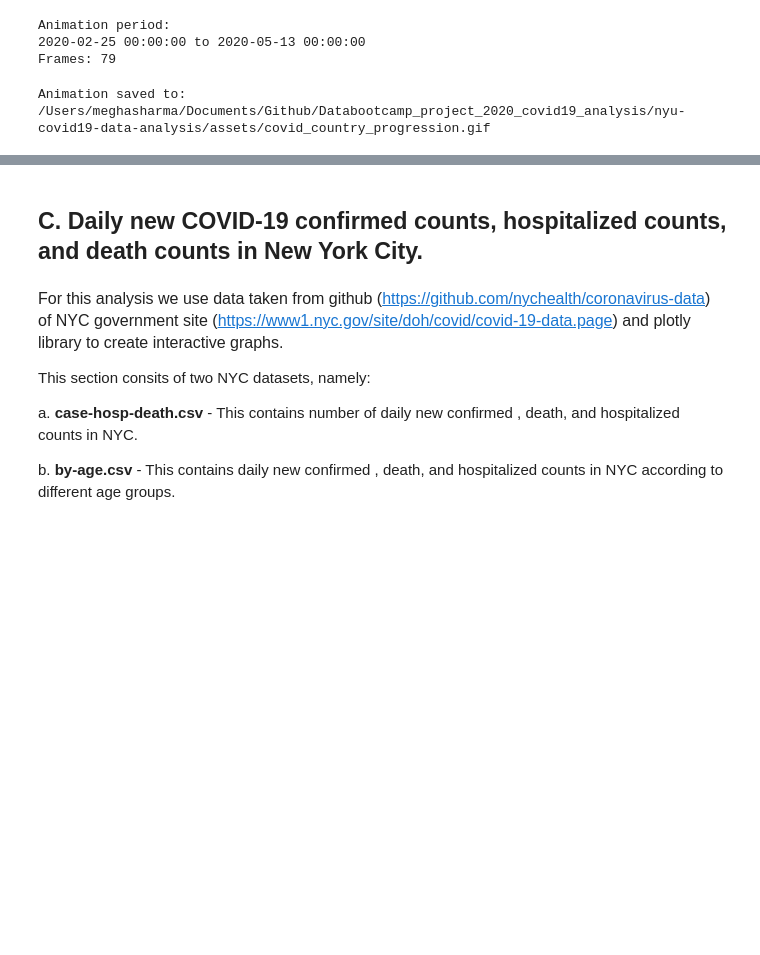
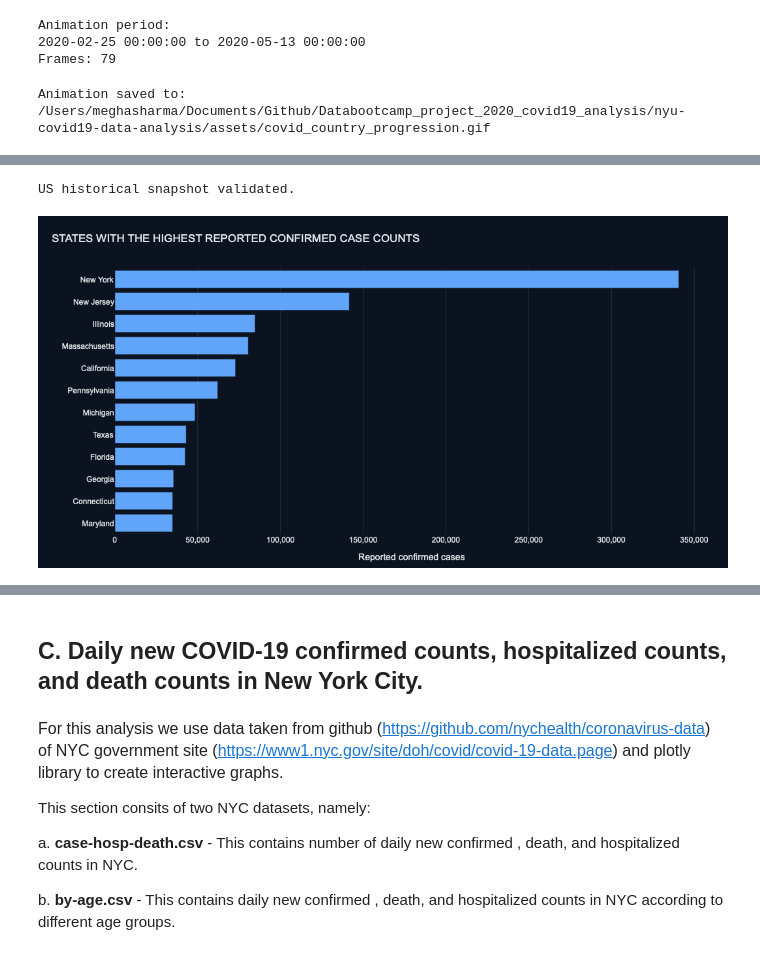
Before and after one commit to 19meghas/nyu-covid19-data-analysis, a Jupyter notebook: notebooks/01_restored_covid19_analysis.ipynb, the cells around one changed output, grey strips where cells are left out. Cells and saved outputs as stored; diff of their text form; code cells hidden in the pictures; blank space fills up the shorter version.

Commit message:
feat: restore US covid analysis

```diff
--- a/notebooks/01_restored_covid19_analysis.ipynb
+++ b/notebooks/01_restored_covid19_analysis.ipynb
@@ -1063,0 +911,13 @@ fig.show()
+# %%
+CoV_US_Confirmed = pd.read_csv(
+    JHU_DATA_DIR / "time_series_covid19_confirmed_US.csv"
+)
+
+CoV_US_deaths = pd.read_csv(
+    JHU_DATA_DIR / "time_series_covid19_deaths_US.csv"
+)
+
+print("US confirmed:", CoV_US_Confirmed.shape)
+print("US deaths:", CoV_US_deaths.shape)
+print("Confirmed time series through:", CoV_US_Confirmed.columns[-1])
+print("Deaths time series through:", CoV_US_deaths.columns[-1])
@@ -1063,0 +988,58 @@ fig.show()
+# %%
+assert CoV_US_Confirmed.columns[-1] == "5/13/20"
+assert CoV_US_deaths.columns[-1] == "5/13/20"
+
+print("US historical snapshot validated.")
+# %% [output]
+US historical snapshot validated.
+# %%
+top_states = (
+    state_summary
+    .head(12)
+    .sort_values("confirmed")
+)
+
+fig = go.Figure(
+    go.Bar(
+        x=top_states["confirmed"],
+        y=top_states["province_state"],
+        orientation="h",
+        marker_color="#60A5FA",
+        customdata=top_states[["deaths"]],
+        hovertemplate=(
+            "<b>%{y}</b><br>"
+            "Confirmed cases: %{x:,.0f}<br>"
+            "Deaths: %{customdata[0]:,.0f}"
+            "<extra></extra>"
+        ),
+    )
+)
+
+fig.update_layout(
+    title={
+        "text": "STATES WITH THE HIGHEST REPORTED CONFIRMED CASE COUNTS",
+        "x": 0.02,
+        "xanchor": "left",
+    },
+    template="plotly_dark",
+    paper_bgcolor="#0B1220",
+    plot_bgcolor="#0B1220",
+    height=540,
+    margin=dict(l=100, r=30, t=80, b=50),
+    font=dict(
+        family="Arial",
+        color="#E5E7EB",
+    ),
+    xaxis_title="Reported confirmed cases",
+    yaxis_title="",
+)
+
+fig.update_xaxes(
+    gridcolor="#263244",
+    zeroline=False,
+    tickformat=",",
+)
+
+fig.show()
+# %% [output]
+[figure, added]
```
Also changed, not shown: parts of 62 cells of this notebook.
